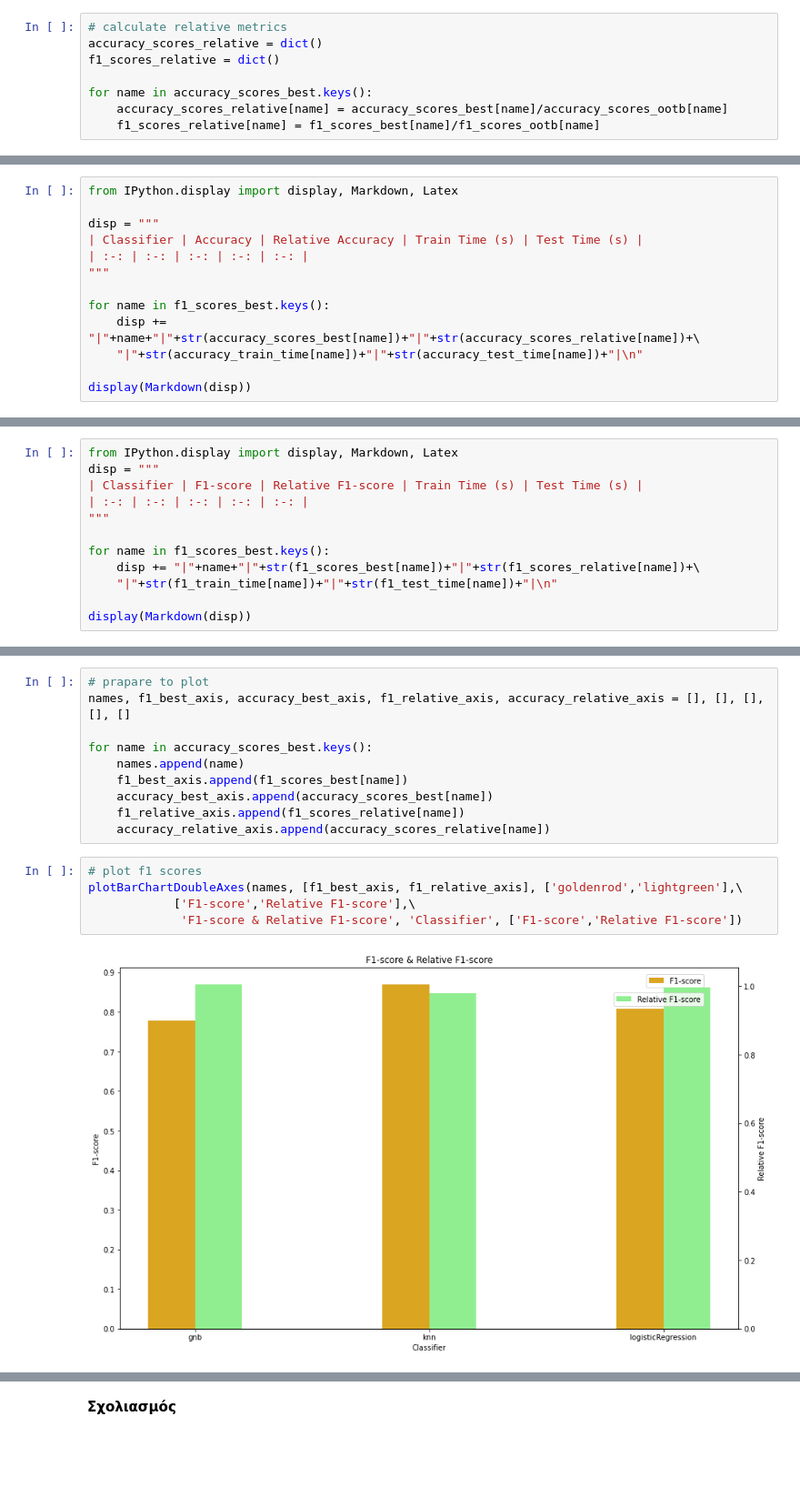
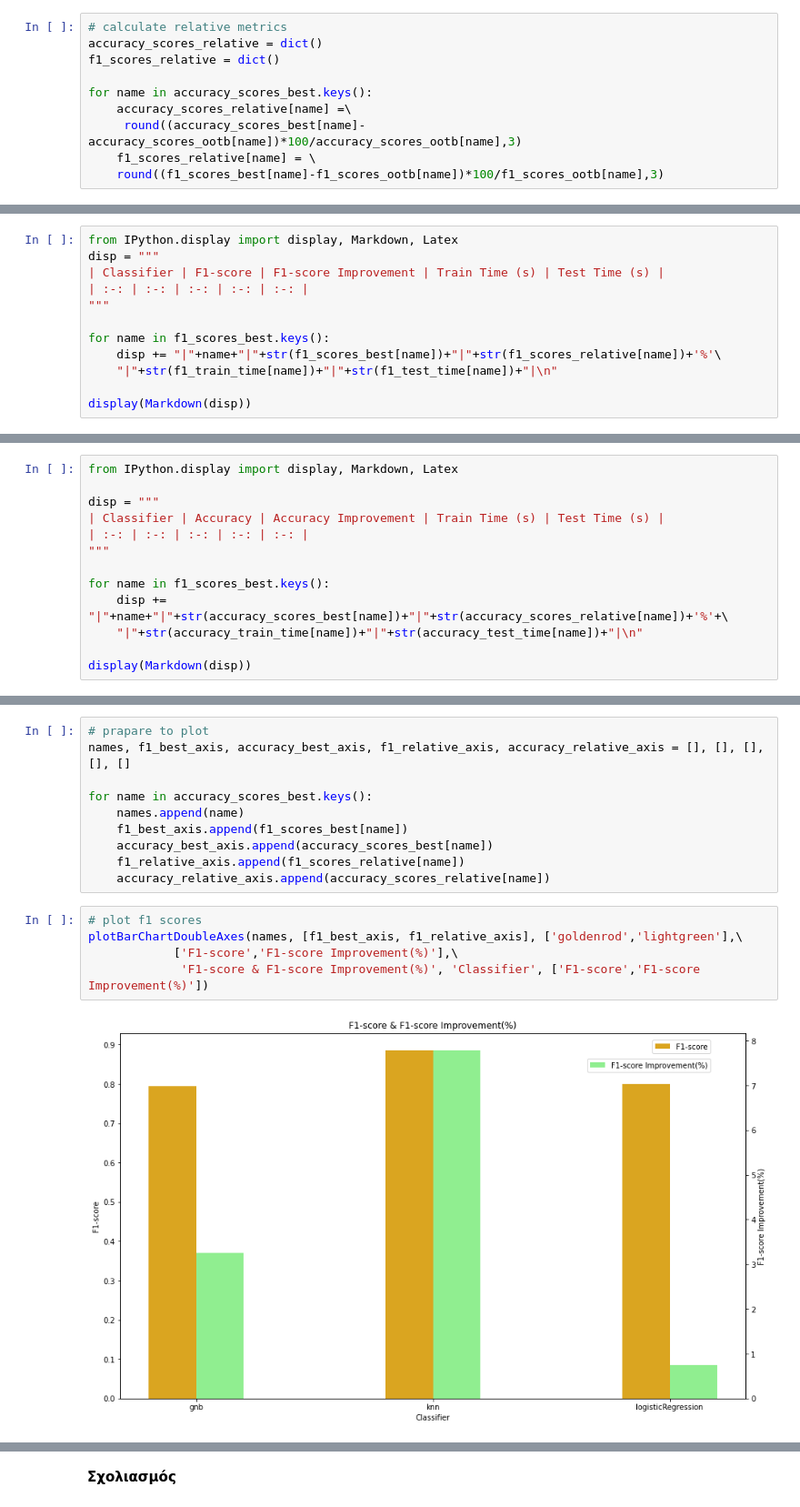
Before and after one commit to chrispapa2000/neuralNetworksLab, a Jupyter notebook: ex1/part1.ipynb, the cells around one changed output, grey strips where cells are left out. Shown at 91% size. Drawn from its saved outputs; the diff is of its cells as text; blank space fills up the shorter version.

```diff
--- a/ex1/part1.ipynb
+++ b/ex1/part1.ipynb
@@ -767,9 +1150,23 @@ accuracy_scores_relative = dict()
 f1_scores_relative = dict()
 
 for name in accuracy_scores_best.keys():
-    accuracy_scores_relative[name] = accuracy_scores_best[name]/accuracy_scores_ootb[name]
-    f1_scores_relative[name] = f1_scores_best[name]/f1_scores_ootb[name]
+    accuracy_scores_relative[name] =\
+     round((accuracy_scores_best[name]-accuracy_scores_ootb[name])*100/accuracy_scores_ootb[name],3)
+    f1_scores_relative[name] = \
+    round((f1_scores_best[name]-f1_scores_ootb[name])*100/f1_scores_ootb[name],3)
 # %% [markdown]
 **Αποτελέσματα με μορφή Πίνακα**
 # %% [markdown]
 Παρουσιάζουμε τις επιδόσεις των βέλτιστων ταξινομητών κάθε είδους. Η στήλη `Relative Accuracy` περιλαμβάνει τον λόγo του βέλτιστου Accuracy προς το out-of-the-box Accuracy. Το αντίστοιχο ισχύει για την στήλη `Relative F1-score`.
+# %%
+from IPython.display import display, Markdown, Latex
+disp = """
+| Classifier | F1-score | F1-score Improvement | Train Time (s) | Test Time (s) |
+| :-: | :-: | :-: | :-: | :-: |
+"""
+
+for name in f1_scores_best.keys():
+    disp += "|"+name+"|"+str(f1_scores_best[name])+"|"+str(f1_scores_relative[name])+'%'\
+    "|"+str(f1_train_time[name])+"|"+str(f1_test_time[name])+"|\n"
+
+display(Markdown(disp))
@@ -777,12 +1181,12 @@ for name in accuracy_scores_best.keys():
 from IPython.display import display, Markdown, Latex
 
 disp = """
-| Classifier | Accuracy | Relative Accuracy | Train Time (s) | Test Time (s) |
+| Classifier | Accuracy | Accuracy Improvement | Train Time (s) | Test Time (s) |
 | :-: | :-: | :-: | :-: | :-: |
 """
 
 for name in f1_scores_best.keys():
-    disp += "|"+name+"|"+str(accuracy_scores_best[name])+"|"+str(accuracy_scores_relative[name])+\
+    disp += "|"+name+"|"+str(accuracy_scores_best[name])+"|"+str(accuracy_scores_relative[name])+'%'+\
     "|"+str(accuracy_train_time[name])+"|"+str(accuracy_test_time[name])+"|\n"
 
 display(Markdown(disp))
@@ -796,12 +1199,0 @@ display(Markdown(disp))
-# %%
-from IPython.display import display, Markdown, Latex
-disp = """
-| Classifier | F1-score | Relative F1-score | Train Time (s) | Test Time (s) |
-| :-: | :-: | :-: | :-: | :-: |
-"""
-
-for name in f1_scores_best.keys():
-    disp += "|"+name+"|"+str(f1_scores_best[name])+"|"+str(f1_scores_relative[name])+\
-    "|"+str(f1_train_time[name])+"|"+str(f1_test_time[name])+"|\n"
-
-display(Markdown(disp))
@@ -829,10 +1214,10 @@ for name in accuracy_scores_best.keys():
 # %%
 # plot f1 scores
 plotBarChartDoubleAxes(names, [f1_best_axis, f1_relative_axis], ['goldenrod','lightgreen'],\
-            ['F1-score','Relative F1-score'],\
-             'F1-score & Relative F1-score', 'Classifier', ['F1-score','Relative F1-score'])
+            ['F1-score','F1-score Improvement(%)'],\
+             'F1-score & F1-score Improvement(%)', 'Classifier', ['F1-score','F1-score Improvement(%)'])
 # %% [output]
-[figure, old version]
+[figure, new version]
 # %%
 # plot accuracy
 plotBarChartDoubleAxes(names, [accuracy_best_axis, accuracy_relative_axis], ['slateblue','violet'],\
```
Also changed, not shown: parts of 78 cells of this notebook.
